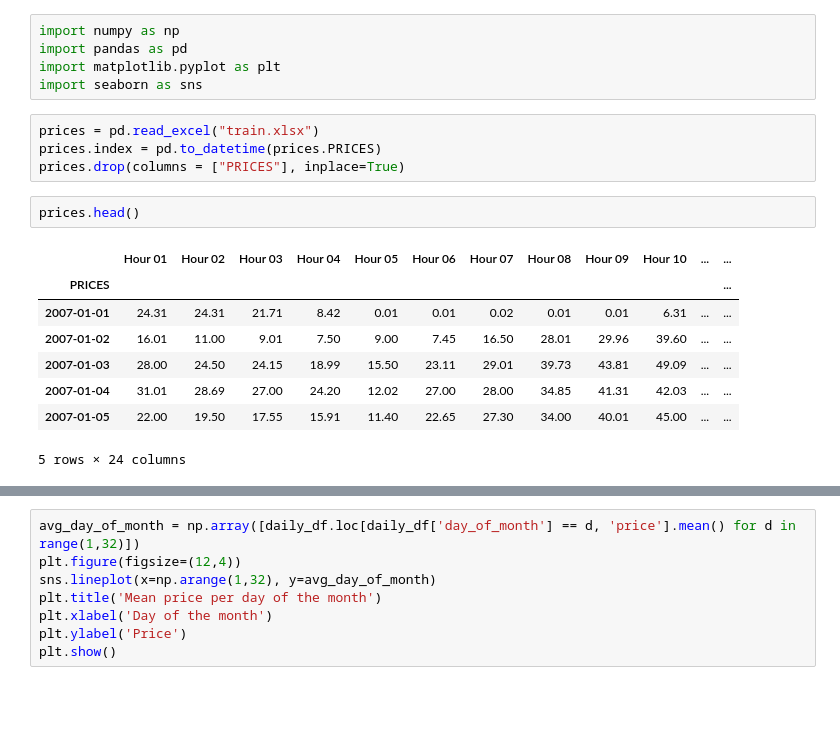
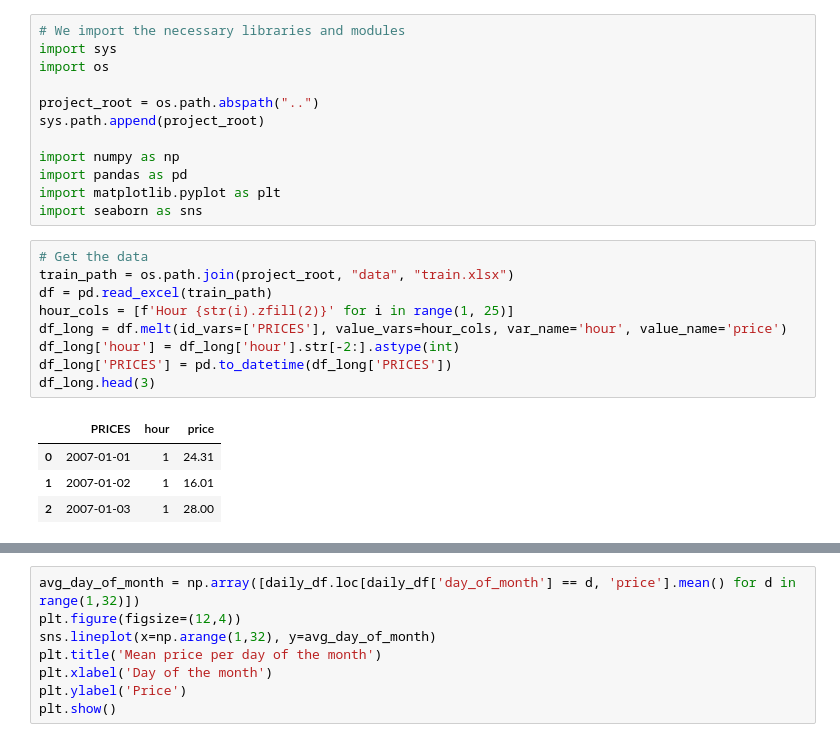
Before and after one commit to HLBurger/project-RL-hydrodam, a Jupyter notebook: notebooks/analytics.ipynb, the cells around one changed output, grey strips where cells are left out. Saved outputs shown, nothing was run; the diff lists cells and outputs as text; blank space fills up the shorter version.

```diff
--- a/notebooks/analytics.ipynb
+++ b/notebooks/analytics.ipynb
@@ -1,20 +5,26 @@
 # %%
+# We import the necessary libraries and modules
+import sys
+import os
+
+project_root = os.path.abspath("..")
+sys.path.append(project_root)
+
 import numpy as np
 import pandas as pd
 import matplotlib.pyplot as plt
 import seaborn as sns
 # %%
-prices = pd.read_excel("train.xlsx")
-prices.index = pd.to_datetime(prices.PRICES)
-prices.drop(columns = ["PRICES"], inplace=True)
+# Get the data
+train_path = os.path.join(project_root, "data", "train.xlsx")
+df = pd.read_excel(train_path)
+hour_cols = [f'Hour {str(i).zfill(2)}' for i in range(1, 25)]
+df_long = df.melt(id_vars=['PRICES'], value_vars=hour_cols, var_name='hour', value_name='price')
+df_long['hour'] = df_long['hour'].str[-2:].astype(int)
+df_long['PRICES'] = pd.to_datetime(df_long['PRICES'])
+df_long.head(3)
+# %% [output]
+|  | PRICES | hour | price |
+| 0 | 2007-01-01 | 1 | 24.31 |
+| 1 | 2007-01-02 | 1 | 16.01 |
+| 2 | 2007-01-03 | 1 | 28.00 |
-# %%
-prices.head()
-# %% [output]
-|  | Hour 01 | Hour 02 | Hour 03 | Hour 04 | Hour 05 | Hour 06 | Hour 07 | Hour 08 | Hour 09 | Hour 10 | ... | ... |
-| PRICES |  |  |  |  |  |  |  |  |  |  |  | ... |
-| 2007-01-01 | 24.31 | 24.31 | 21.71 | 8.42 | 0.01 | 0.01 | 0.02 | 0.01 | 0.01 | 6.31 | ... | ... |
-| 2007-01-02 | 16.01 | 11.00 | 9.01 | 7.50 | 9.00 | 7.45 | 16.50 | 28.01 | 29.96 | 39.60 | ... | ... |
-| 2007-01-03 | 28.00 | 24.50 | 24.15 | 18.99 | 15.50 | 23.11 | 29.01 | 39.73 | 43.81 | 49.09 | ... | ... |
-| 2007-01-04 | 31.01 | 28.69 | 27.00 | 24.20 | 12.02 | 27.00 | 28.00 | 34.85 | 41.31 | 42.03 | ... | ... |
-| 2007-01-05 | 22.00 | 19.50 | 17.55 | 15.91 | 11.40 | 22.65 | 27.30 | 34.00 | 40.01 | 45.00 | ... | ... |
-5 rows × 24 columns
```
Also changed, not shown: parts of 17 cells of this notebook.
